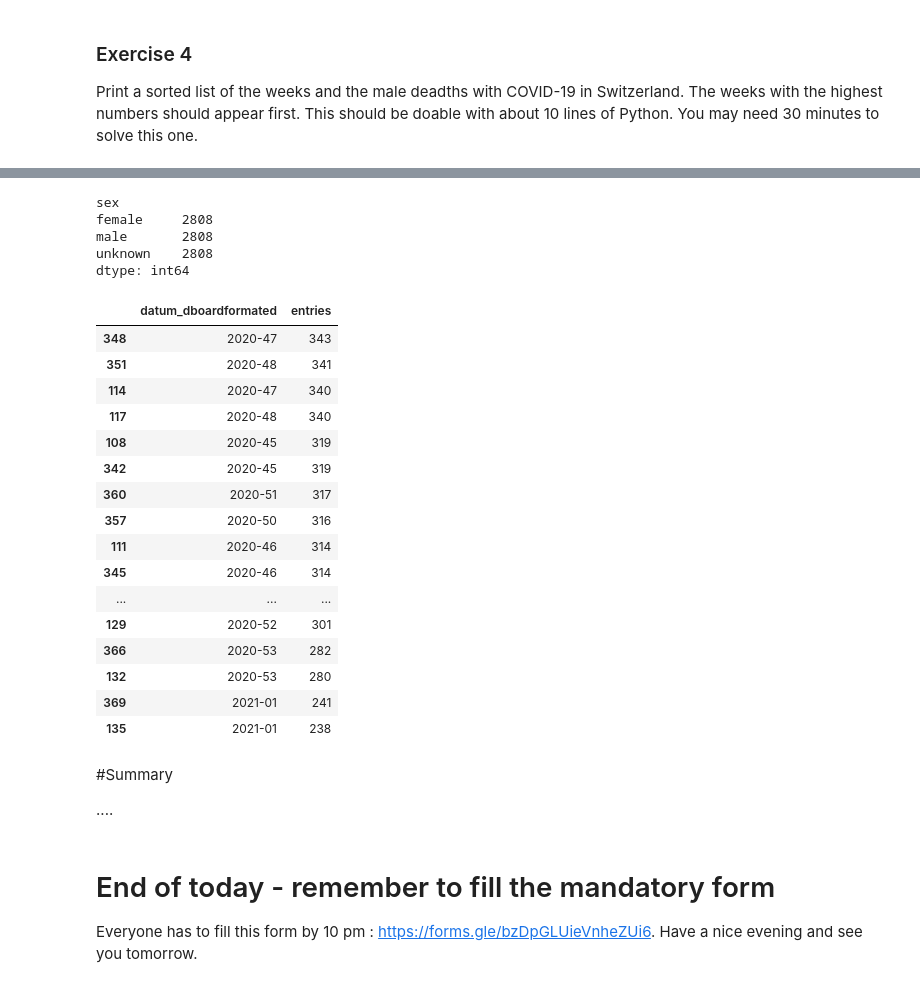
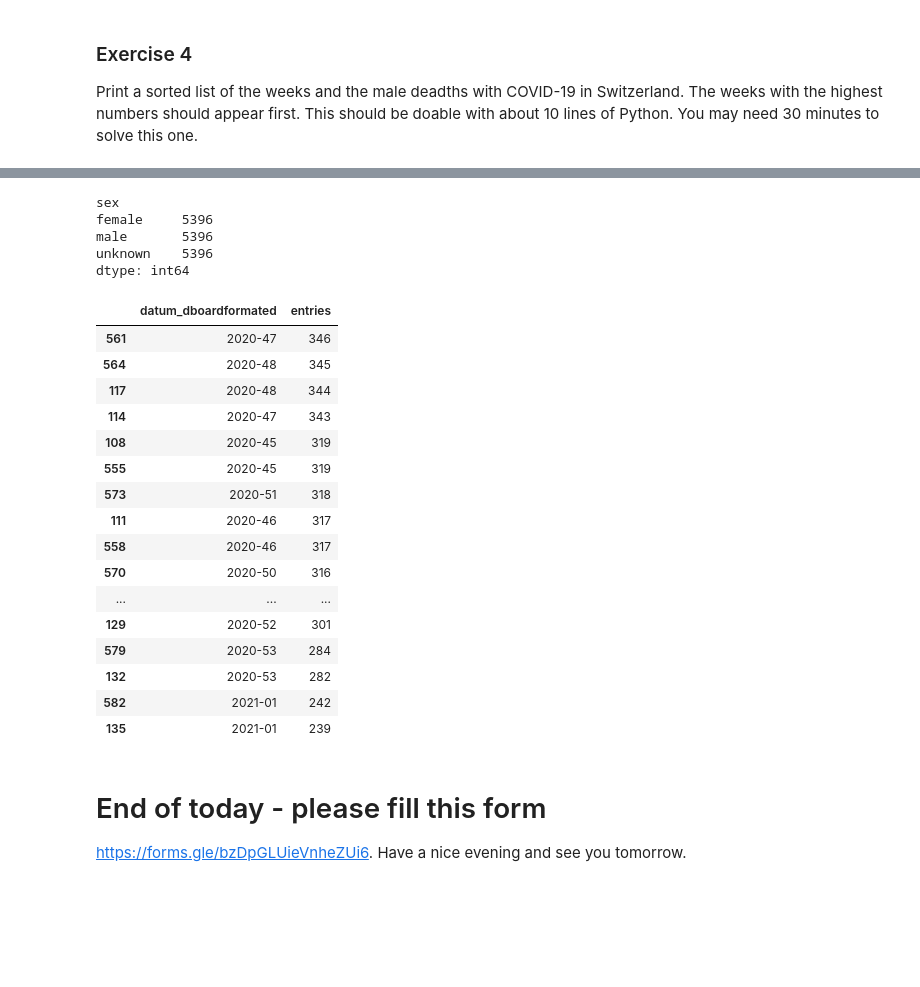
Before and after one commit to sigvehaug/CAS-Applied-Data-Science, a Jupyter notebook: Module-1/M1-D1-DM-Sol.ipynb, the cells around one changed output, grey strips where cells are left out. Drawn from its saved outputs; the diff is of its cells as text; code cells hidden in the pictures; blank space fills up the shorter version.

```diff
--- a/Module-1/M1-D1-DM-Sol.ipynb
+++ b/Module-1/M1-D1-DM-Sol.ipynb
@@ -507,9 +523,11 @@ Read in the iris dataset from iris.csv into a dataframe. Set the values in colum
 
 Print a sorted list of the weeks and the male deadths with COVID-19 in Switzerland. The weeks with the highest numbers should appear first. This should be doable with about 10 lines of Python. You may need 30 minutes to solve this one.
 # %%
-url = 'https://www.covid19.admin.ch/api/data/20210824-jrvdp23s/sources/COVID19Test_geoRegion_all.json'
+import pandas as pd
+#url = 'https://www.covid19.admin.ch/api/data/20210824-jrvdp23s/sources/COVID19Test_geoRegion_all.json'
 #df_cov = pd.io.json.read_json(url)
-url = 'https://www.covid19.admin.ch/api/data/20210824-jrvdp23s/sources/COVID19Death_geoRegion_sex_w.csv'
+#url = 'https://www.covid19.admin.ch/api/data/20210824-jrvdp23s/sources/COVID19Death_geoRegion_sex_w.csv'
+url = 'https://www.covid19.admin.ch/api/data/20230815-7ixiby4u/sources/COVID19Death_geoRegion_sex_w.csv'
 df_cov = pd.read_csv(url)
 print(df_cov.info())
 df_cov.head(3)
@@ -538,39 +556,36 @@ None
 # %%
 g = df_cov.groupby('sex')
 print(g.size())
 df_mdeaths = g.get_group('male')
 #df_mdeaths[50:52]
-df_mdeaths_sorted = df_mdeaths.sort_values('entries',ascending=None)
+df_mdeaths_sorted = df_mdeaths.sort_values('entries',ascending=False)
 df_mdeaths_sorted[['datum_dboardformated','entries']].head(20)
+#df_cov['entries'].sum() # The sum is about 56k. The official number is lower, I think ... to be checked
 # %% [output]
 sex
-female     2808
-male       2808
-unknown    2808
+female     5396
+male       5396
+unknown    5396
 dtype: int64
 |  | datum_dboardformated | entries |
-| 348 | 2020-47 | 343 |
-| 351 | 2020-48 | 341 |
-| 114 | 2020-47 | 340 |
-| 117 | 2020-48 | 340 |
+| 561 | 2020-47 | 346 |
+| 564 | 2020-48 | 345 |
+| 117 | 2020-48 | 344 |
+| 114 | 2020-47 | 343 |
 | 108 | 2020-45 | 319 |
-| 342 | 2020-45 | 319 |
-| 360 | 2020-51 | 317 |
-| 357 | 2020-50 | 316 |
-| 111 | 2020-46 | 314 |
-| 345 | 2020-46 | 314 |
+| 555 | 2020-45 | 319 |
+| 573 | 2020-51 | 318 |
+| 111 | 2020-46 | 317 |
+| 558 | 2020-46 | 317 |
+| 570 | 2020-50 | 316 |
 | ... | ... | ... |
 | 129 | 2020-52 | 301 |
-| 366 | 2020-53 | 282 |
-| 132 | 2020-53 | 280 |
-| 369 | 2021-01 | 241 |
-| 135 | 2021-01 | 238 |
+| 579 | 2020-53 | 284 |
+| 132 | 2020-53 | 282 |
+| 582 | 2021-01 | 242 |
+| 135 | 2021-01 | 239 |
-# %% [markdown]
-#Summary
-
-....
 # %% [markdown]
-# End of today - remember to fill the mandatory form
+# End of today - please fill this form
 
-Everyone has to fill this form by 10 pm : https://forms.gle/bzDpGLUieVnheZUi6.
+https://forms.gle/bzDpGLUieVnheZUi6.
 Have a nice evening and see you tomorrow.
```
Also changed, not shown: parts of 17 cells of this notebook.
